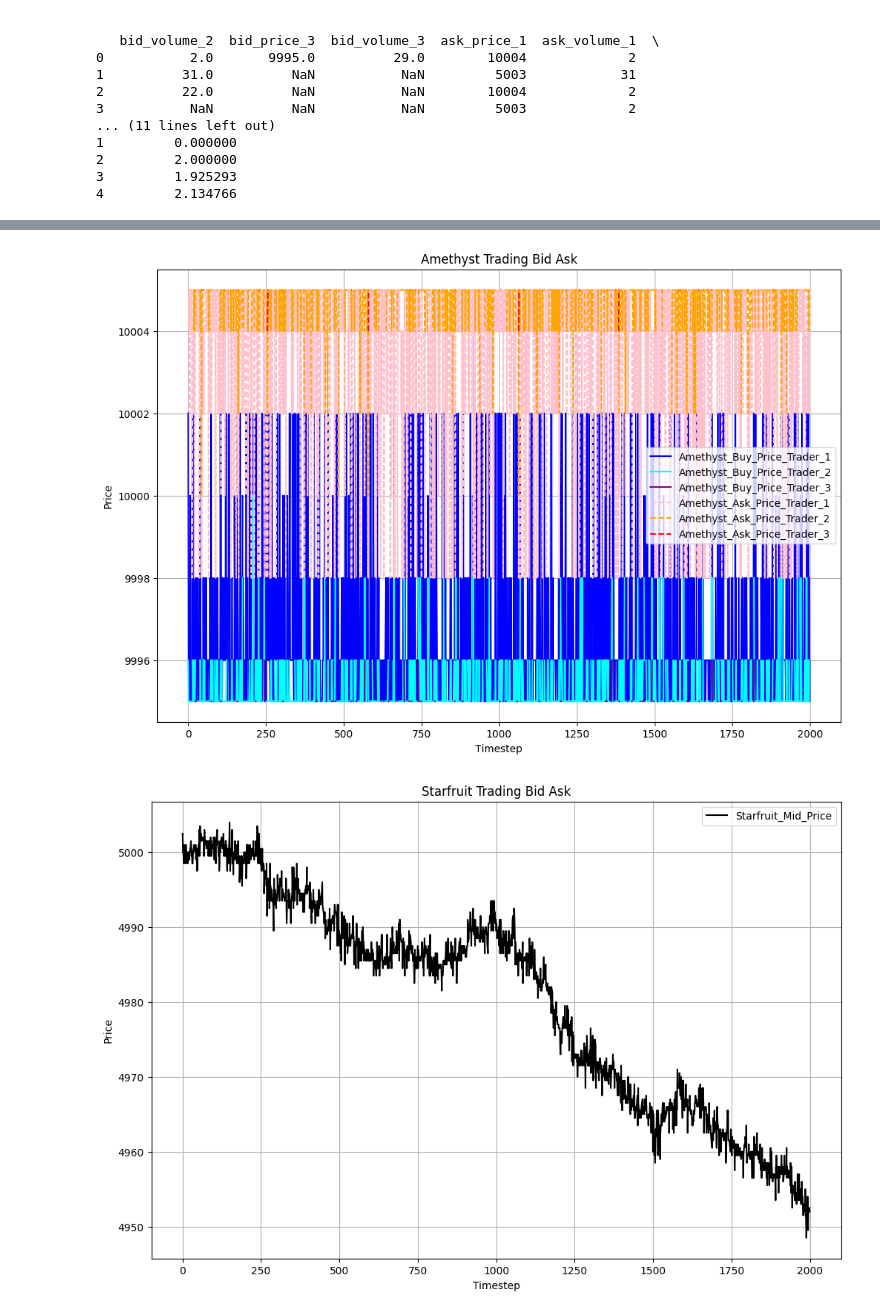
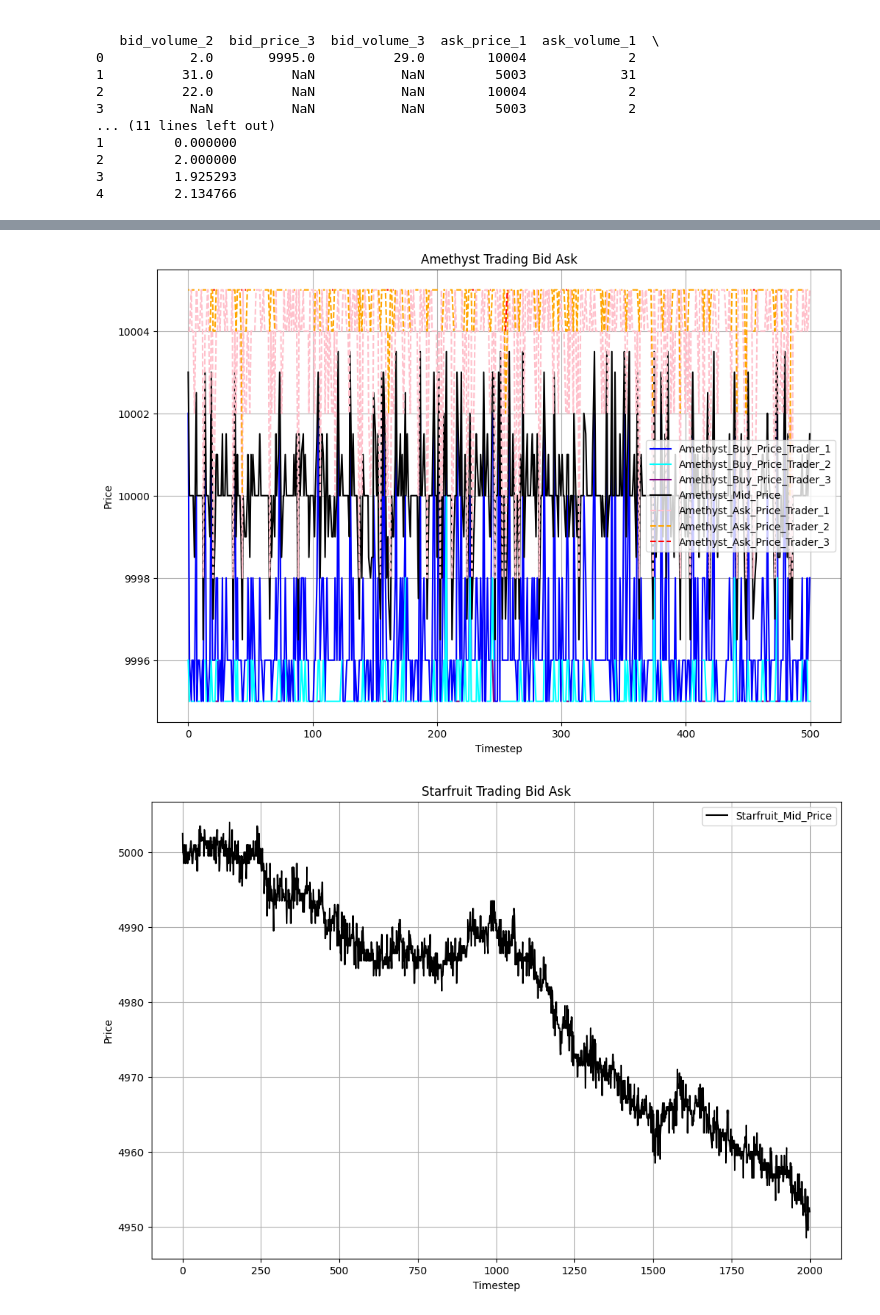
Before and after one commit to timkimneu/IMCProsperityTradingAlgorithm, a Jupyter notebook: tutorial/eda.ipynb, the cells around one changed output, grey strips where cells are left out. Drawn from its saved outputs; the diff is of its cells as text; code cells hidden in the pictures.

```diff
--- a/tutorial/eda.ipynb
+++ b/tutorial/eda.ipynb
@@ -3,7 +3,7 @@ import pandas as pd
 import numpy as np
 import matplotlib.pyplot as plt
 # %%
-test_data = pd.read_csv("testsubmission.csv")
+test_data = pd.read_csv("test_submission_mean_reg.csv")
 print(test_data.head())
 # %% [output]
    day  timestamp    product  bid_price_1  bid_volume_1  bid_price_2  \
@@ -37,30 +28,32 @@ pd.set_option('display.max_rows', None)
 # %%
 # plot the bid and ask for each trader for amethyst and starfruit
 amethyst_data = test_data[test_data['product'] == "AMETHYSTS"]
 #print(amethyst_data['bid_price_1'])
 starfuit_data = test_data[test_data['product'] == "STARFRUIT"]
 
-amethyst_data_plotting = amethyst_data
+amethyst_data_plotting = amethyst_data[:500]
 
 plt.figure(figsize=(12, 8))
 plt.plot(amethyst_data_plotting.index / 2, amethyst_data_plotting['bid_price_1'], label="Amethyst_Buy_Price_Trader_1", color="blue")
 plt.plot(amethyst_data_plotting.index / 2, amethyst_data_plotting['bid_price_2'], label="Amethyst_Buy_Price_Trader_2", color="cyan")
 plt.plot(amethyst_data_plotting.index / 2, amethyst_data_plotting['bid_price_3'], label="Amethyst_Buy_Price_Trader_3", color="purple")
+
+plt.plot(amethyst_data_plotting.index / 2, amethyst_data_plotting['mid_price'], label="Amethyst_Mid_Price", color="black")
 
 plt.plot(amethyst_data_plotting.index / 2, amethyst_data_plotting['ask_price_1'], label="Amethyst_Ask_Price_Trader_1", color="pink", linestyle="dashed")
 plt.plot(amethyst_data_plotting.index / 2, amethyst_data_plotting['ask_price_2'], label="Amethyst_Ask_Price_Trader_2", color="orange", linestyle="dashed")
 plt.plot(amethyst_data_plotting.index / 2, amethyst_data_plotting['ask_price_3'], label="Amethyst_Ask_Price_Trader_3", color="red",linestyle="dashed")
 
 plt.ticklabel_format(useOffset=False, style='plain')
 
 plt.xlabel('Timestep')
 plt.ylabel('Price')
 plt.title('Amethyst Trading Bid Ask')
 plt.legend()
 plt.grid(True)
 plt.show()
 # %% [output]
-[figure, old version]
+[figure, new version]
 # %%
 starfuit_data_plotting = starfuit_data
 
```
Also changed, not shown: parts of 2 cells of this notebook, 4 other files.
